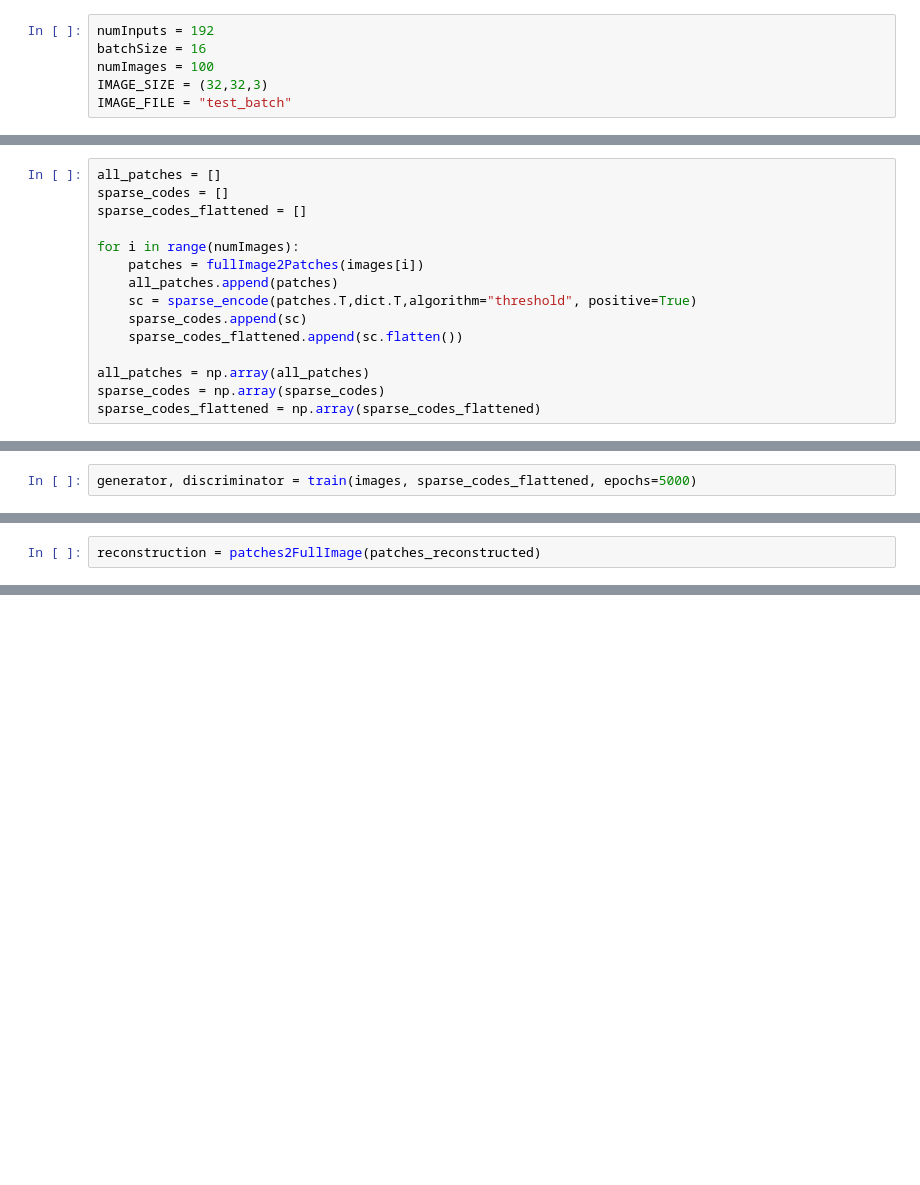
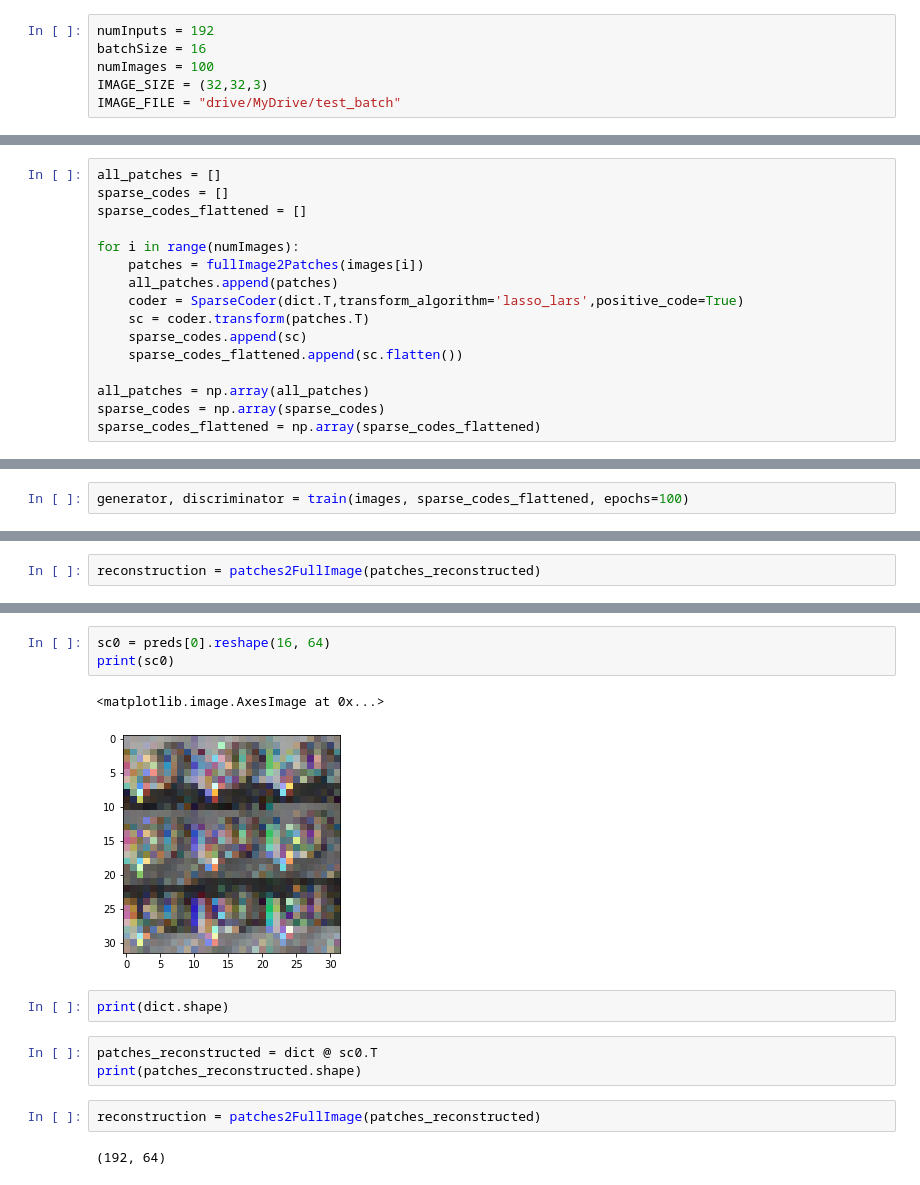
Before and after one commit to dsbuddy/GAN-Sparse-Code, a Jupyter notebook: Model.ipynb, the cells around one changed output, grey strips where cells are left out. Drawn from its saved outputs; the diff is of its cells as text; blank space fills up the shorter version.

```diff
--- a/Model.ipynb
+++ b/Model.ipynb
@@ -28,7 +22,7 @@ numInputs = 192
 batchSize = 16
 numImages = 100
 IMAGE_SIZE = (32,32,3)
-IMAGE_FILE = "test_batch"
+IMAGE_FILE = "drive/MyDrive/test_batch"
 # %% [markdown]
 # Preprocessing
 # %%
@@ -114,7 +125,8 @@ sparse_codes_flattened = []
 for i in range(numImages):
     patches = fullImage2Patches(images[i])
     all_patches.append(patches)
-    sc = sparse_encode(patches.T,dict.T,algorithm="threshold", positive=True)
+    coder = SparseCoder(dict.T,transform_algorithm='lasso_lars',positive_code=True)
+    sc = coder.transform(patches.T)
     sparse_codes.append(sc)
     sparse_codes_flattened.append(sc.flatten())
 
@@ -231,3 +243,3 @@ def train(images, true_sparse_codes, epochs=200, batch_size=100):
 # %%
-generator, discriminator = train(images, sparse_codes_flattened, epochs=5000)
+generator, discriminator = train(images, sparse_codes_flattened, epochs=100)
 # %% [markdown]
@@ -321,0 +320,15 @@ AttributeError: module 'numpy' has no attribute 'count_zero'
+# %%
+sc0 = preds[0].reshape(16, 64)
+print(sc0)
+# %% [output]
+<matplotlib.image.AxesImage at 0x...>
+[figure, added]
+# %%
+print(dict.shape)
+# %%
+patches_reconstructed = dict @ sc0.T
+print(patches_reconstructed.shape)
+# %%
+reconstruction = patches2FullImage(patches_reconstructed)
+# %% [output]
+(192, 64)
```
Also changed, not shown: parts of 19 cells of this notebook.
